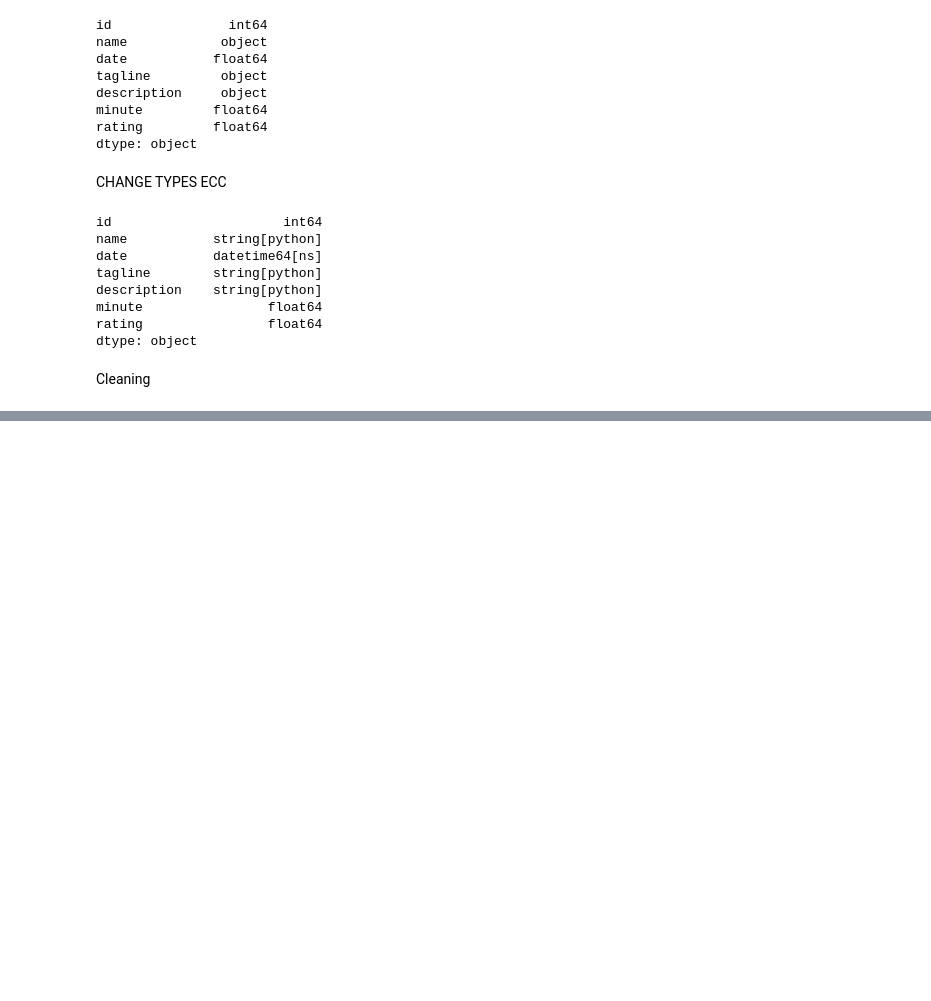
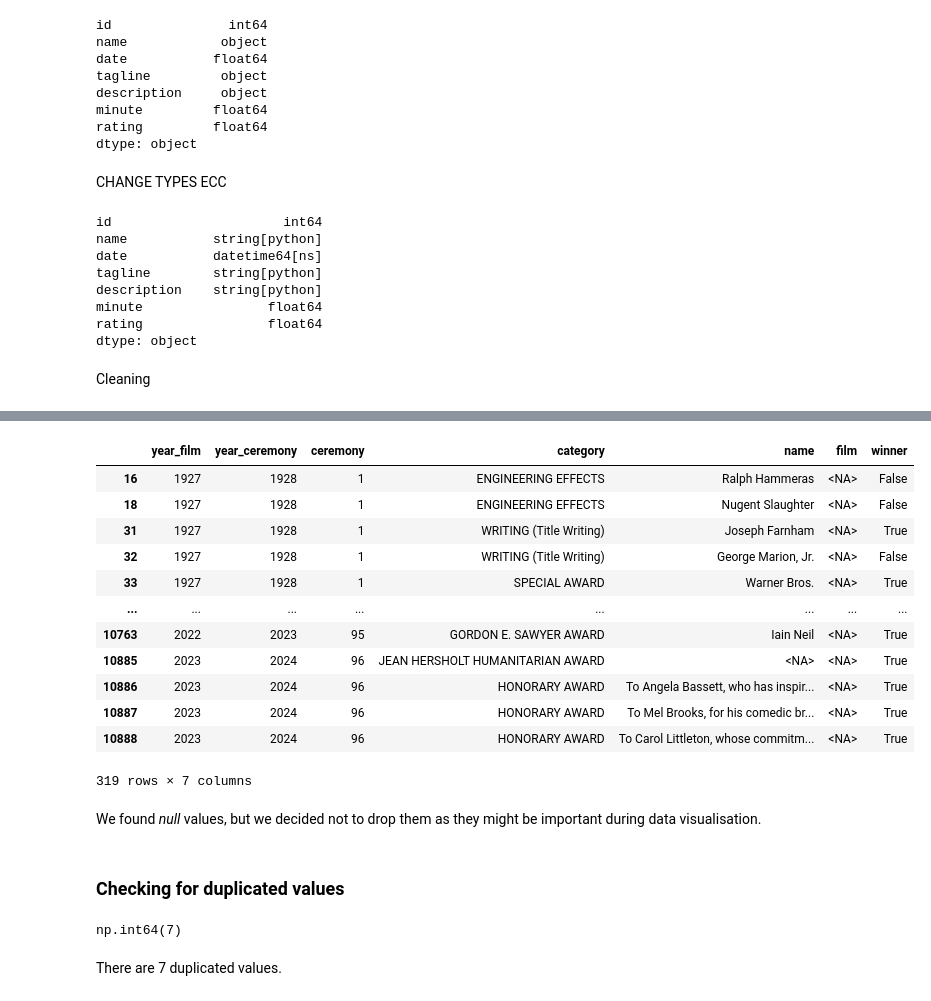
Before and after one commit to Kristalliste/IUM-TWEB, a Jupyter notebook: solution/Notebooks/Exploration/exploration.ipynb, the cells around one changed output, grey strips where cells are left out. Cells and saved outputs as stored; diff of their text form; code cells hidden in the pictures; blank space fills up the shorter version.

```diff
--- a/solution/Notebooks/Exploration/exploration.ipynb
+++ b/solution/Notebooks/Exploration/exploration.ipynb
@@ -93,0 +403,2 @@ Name: date, Length: 941597, dtype: float64
+# %%
+oscar_df = pd.read_csv('../../Data/the_oscar_awards.csv')
@@ -93,0 +438,4 @@ Name: date, Length: 941597, dtype: float64
+# %%
+oscar_df['category'] = oscar_df['category'].astype('string')
+oscar_df['name'] = oscar_df['name'].astype('string')
+oscar_df['film'] = oscar_df['film'].astype('string')
@@ -93,0 +479,26 @@ Name: date, Length: 941597, dtype: float64
+# %%
+oscar_df[oscar_df['film'].isnull()]
+# %% [output]
+|  | year_film | year_ceremony | ceremony | category | name | film | winner |
+| 16 | 1927 | 1928 | 1 | ENGINEERING EFFECTS | Ralph Hammeras | <NA> | False |
+| 18 | 1927 | 1928 | 1 | ENGINEERING EFFECTS | Nugent Slaughter | <NA> | False |
+| 31 | 1927 | 1928 | 1 | WRITING (Title Writing) | Joseph Farnham | <NA> | True |
+| 32 | 1927 | 1928 | 1 | WRITING (Title Writing) | George Marion, Jr. | <NA> | False |
+| 33 | 1927 | 1928 | 1 | SPECIAL AWARD | Warner Bros. | <NA> | True |
+| ... | ... | ... | ... | ... | ... | ... | ... |
+| 10763 | 2022 | 2023 | 95 | GORDON E. SAWYER AWARD | Iain Neil | <NA> | True |
+| 10885 | 2023 | 2024 | 96 | JEAN HERSHOLT HUMANITARIAN AWARD | <NA> | <NA> | True |
+| 10886 | 2023 | 2024 | 96 | HONORARY AWARD | To Angela Bassett, who has inspir... | <NA> | True |
+| 10887 | 2023 | 2024 | 96 | HONORARY AWARD | To Mel Brooks, for his comedic br... | <NA> | True |
+| 10888 | 2023 | 2024 | 96 | HONORARY AWARD | To Carol Littleton, whose commitm... | <NA> | True |
+319 rows × 7 columns
+# %% [markdown]
+We found _null_ values, but we decided not to drop them as they might be important during data visualisation.
+# %% [markdown]
+### Checking for duplicated values
+# %%
+oscar_df.duplicated().sum()
+# %% [output]
+np.int64(7)
+# %% [markdown]
+There are 7 duplicated values.
```
Also changed, not shown: parts of 122 cells of this notebook.
